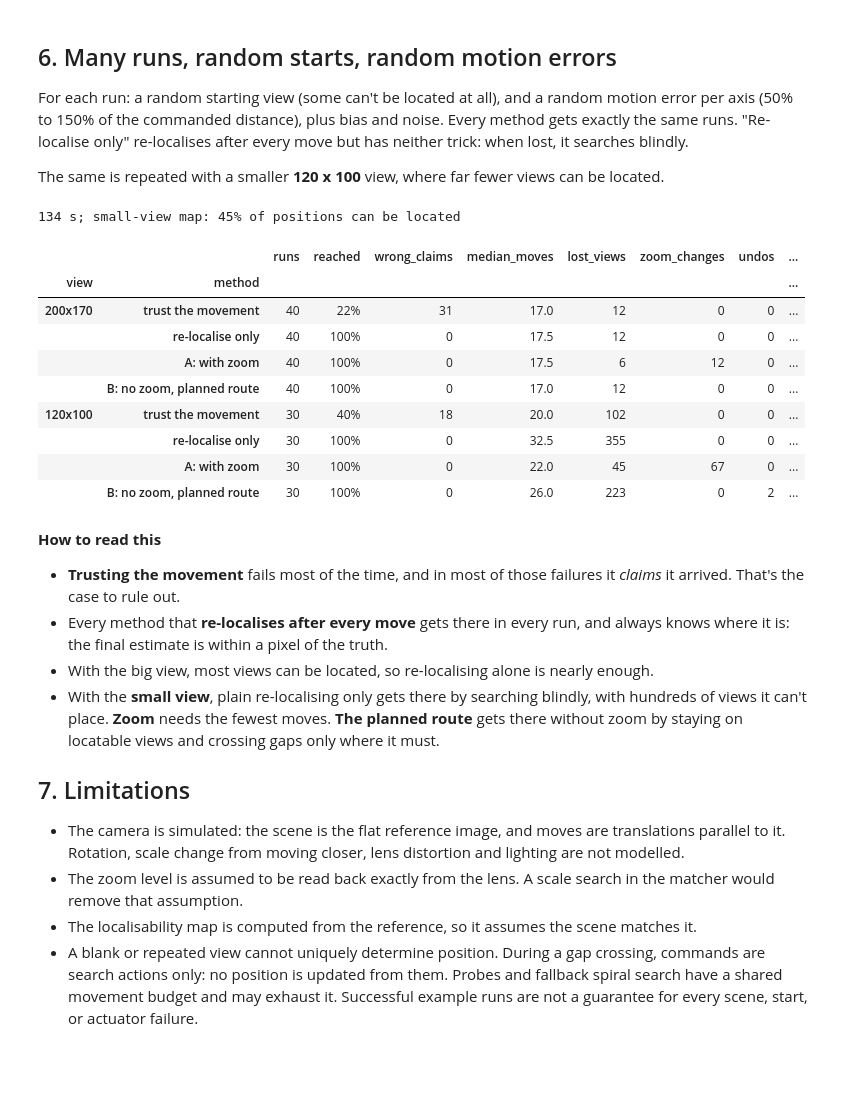
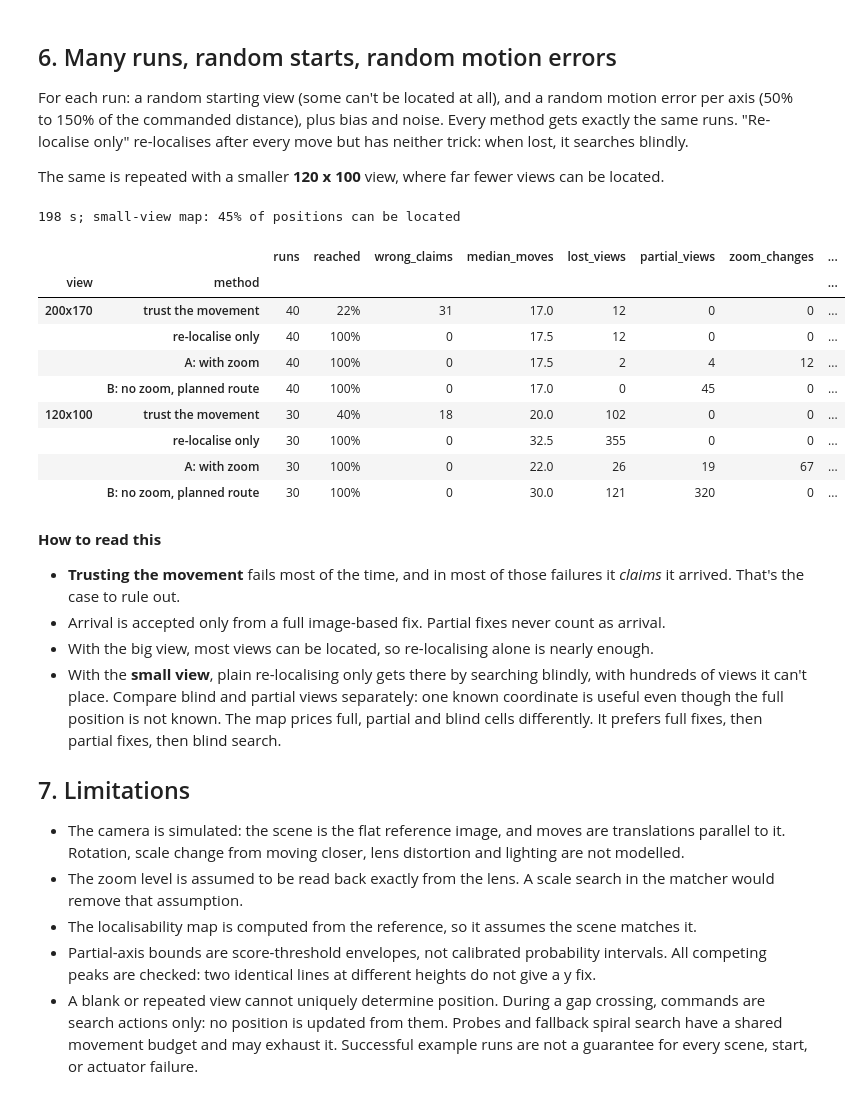
Before and after one commit to ard12/Aulespace, a Jupyter notebook: AULE_ComputerVisionChallenge/notebooks/05_closed_loop_crop_navigation.ipynb, the cells around one changed output. Drawn from its saved outputs; the diff is of its cells as text; code cells hidden in the pictures; blank space fills up the shorter version.

```diff
--- a/AULE_ComputerVisionChallenge/notebooks/05_closed_loop_crop_navigation.ipynb
+++ b/AULE_ComputerVisionChallenge/notebooks/05_closed_loop_crop_navigation.ipynb
@@ -330,8 +332,9 @@ searches blindly.
 The same is repeated with a smaller **120 x 100** view, where far fewer views can be located.
 # %%
 def compare(view, n_runs, seed):
-    lc0, lcz = cl.Localizer(reference, view), cl.Localizer(reference, view, pad=PAD)
-    mp = lmap if view == VIEW else cl.LocalizabilityMap(reference, lc0, ref_det)
+    lc0 = cl.Localizer(reference, view, partial_axes=False)  # unchanged all-or-nothing baselines
+    lcp, lcz = cl.Localizer(reference, view), cl.Localizer(reference, view, pad=PAD)
+    mp = lmap if view == VIEW else cl.LocalizabilityMap(reference, lcp, ref_det)
     H, W = reference.shape[:2]
     rng = np.random.default_rng(seed); rows = []
     for k in range(n_runs):
@@ -342,58 +345,58 @@ def compare(view, n_runs, seed):
             if name == "A: with zoom":
                 c = cl.PanCamera(reference, start, view, ppc, err, pad=PAD, max_zoom=3.0)
                 r = cl.navigate_with_zoom(c, lcz, ref_det, reference.shape, axis_first=True)
             else:
                 c = cl.PanCamera(reference, start, view, ppc, err)
                 if name == "trust the movement":
                     r = cl.navigate_trusting_motion(c, lc0, ref_det, reference.shape)
                 elif name == "re-localise only":
                     r = cl.navigate_with_zoom(c, lc0, ref_det, reference.shape, zoom_levels=(1.0,), axis_first=True)
                 else:
-                    r = cl.navigate_without_zoom(c, lc0, mp, ref_det)
+                    r = cl.navigate_without_zoom(c, lcp, mp, ref_det)
             vis = c.true_marker_visible(ref_det)
             rows.append({"view": f"{view[0]}x{view[1]}", "method": name, "reached": vis,
                          "claimed_but_wrong": r.status == "visible" and not vis, "moves": r.moves,
-                         "lost_views": r.lost_views, "zoom_changes": r.zoom_changes, "undos": r.backoffs,
+                         "lost_views": r.lost_views, "partial_views": r.partial_views, "zoom_changes": r.zoom_changes, "undos": r.backoffs,
                          "final_error_px": r.final_error_px(c)})
     return pd.DataFrame(rows), mp
 
 t0 = time.time()
 df_big, _ = compare(VIEW, 40, C.RANDOM_SEED)
 df_small, lmap_small = compare((120, 100), 30, C.RANDOM_SEED + 1)
 print("{:.0f} s; small-view map: {:.0%} of positions can be located".format(time.time() - t0, lmap_small.fraction_ok))
 allruns = pd.concat([df_big, df_small])
 allruns.to_csv(aio.output_path("crop_navigation", "followup_closed_loop_runs.csv"), index=False)
 summary = (allruns.groupby(["view", "method"], sort=False)
            .agg(runs=("reached", "size"), reached=("reached", "mean"), wrong_claims=("claimed_but_wrong", "sum"),
-                median_moves=("moves", "median"), lost_views=("lost_views", "sum"),
+                median_moves=("moves", "median"), lost_views=("lost_views", "sum"), partial_views=("partial_views", "sum"),
                 zoom_changes=("zoom_changes", "sum"), undos=("undos", "sum"),
                 worst_final_error_px=("final_error_px", "max")))
 summary["reached"] = (100 * summary["reached"]).round(0).astype(int).astype(str) + "%"
 display(summary.round(2))
 summary.to_csv(aio.output_path("crop_navigation", "followup_closed_loop_summary.csv"))
 # %% [output]
-134 s; small-view map: 45% of positions can be located
+198 s; small-view map: 45% of positions can be located
-|  |  | runs | reached | wrong_claims | median_moves | lost_views | zoom_changes | undos | ... |
+|  |  | runs | reached | wrong_claims | median_moves | lost_views | partial_views | zoom_changes | ... |
 | view | method |  |  |  |  |  |  |  | ... |
 | 200x170 | trust the movement | 40 | 22% | 31 | 17.0 | 12 | 0 | 0 | ... |
 |  | re-localise only | 40 | 100% | 0 | 17.5 | 12 | 0 | 0 | ... |
-|  | A: with zoom | 40 | 100% | 0 | 17.5 | 6 | 12 | 0 | ... |
-|  | B: no zoom, planned route | 40 | 100% | 0 | 17.0 | 12 | 0 | 0 | ... |
+|  | A: with zoom | 40 | 100% | 0 | 17.5 | 2 | 4 | 12 | ... |
+|  | B: no zoom, planned route | 40 | 100% | 0 | 17.0 | 0 | 45 | 0 | ... |
 | 120x100 | trust the movement | 30 | 40% | 18 | 20.0 | 102 | 0 | 0 | ... |
 |  | re-localise only | 30 | 100% | 0 | 32.5 | 355 | 0 | 0 | ... |
-|  | A: with zoom | 30 | 100% | 0 | 22.0 | 45 | 67 | 0 | ... |
-|  | B: no zoom, planned route | 30 | 100% | 0 | 26.0 | 223 | 0 | 2 | ... |
+|  | A: with zoom | 30 | 100% | 0 | 22.0 | 26 | 19 | 67 | ... |
+|  | B: no zoom, planned route | 30 | 100% | 0 | 30.0 | 121 | 320 | 0 | ... |
 # %% [markdown]
 **How to read this**
 
 - **Trusting the movement** fails most of the time, and in most of those failures it *claims* it
   arrived. That's the case to rule out.
-- Every method that **re-localises after every move** gets there in every run, and always knows
-  where it is: the final estimate is within a pixel of the truth.
+- Arrival is accepted only from a full image-based fix. Partial fixes never count as arrival.
 - With the big view, most views can be located, so re-localising alone is nearly enough.
 - With the **small view**, plain re-localising only gets there by searching blindly, with hundreds
-  of views it can't place. **Zoom** needs the fewest moves. **The planned route** gets there without
-  zoom by staying on locatable views and crossing gaps only where it must.
+  of views it can't place. Compare blind and partial views separately: one known coordinate
+  is useful even though the full position is not known. The map prices full, partial and blind
+  cells differently. It prefers full fixes, then partial fixes, then blind search.
 
 ## 7. Limitations
 
@@ -402,6 +405,8 @@ summary.to_csv(aio.output_path("crop_navigation", "followup_closed_loop_summary.
 - The zoom level is assumed to be read back exactly from the lens. A scale search in the matcher
   would remove that assumption.
 - The localisability map is computed from the reference, so it assumes the scene matches it.
+- Partial-axis bounds are score-threshold envelopes, not calibrated probability intervals.
+  All competing peaks are checked: two identical lines at different heights do not give a y fix.
 - A blank or repeated view cannot uniquely determine position. During a gap crossing, commands
   are search actions only: no position is updated from them. Probes and fallback spiral search
   have a shared movement budget and may exhaust it. Successful example runs are not a guarantee
```
Also changed, not shown: parts of 6 cells of this notebook, 24 other files.
